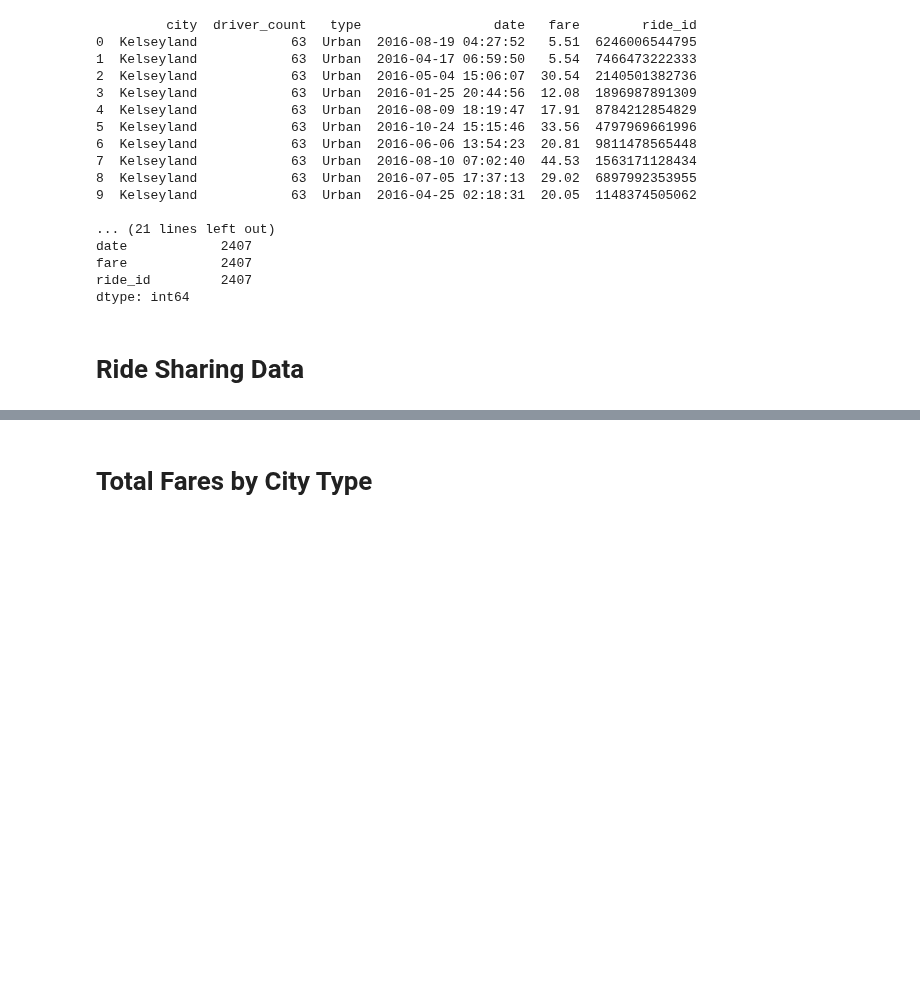
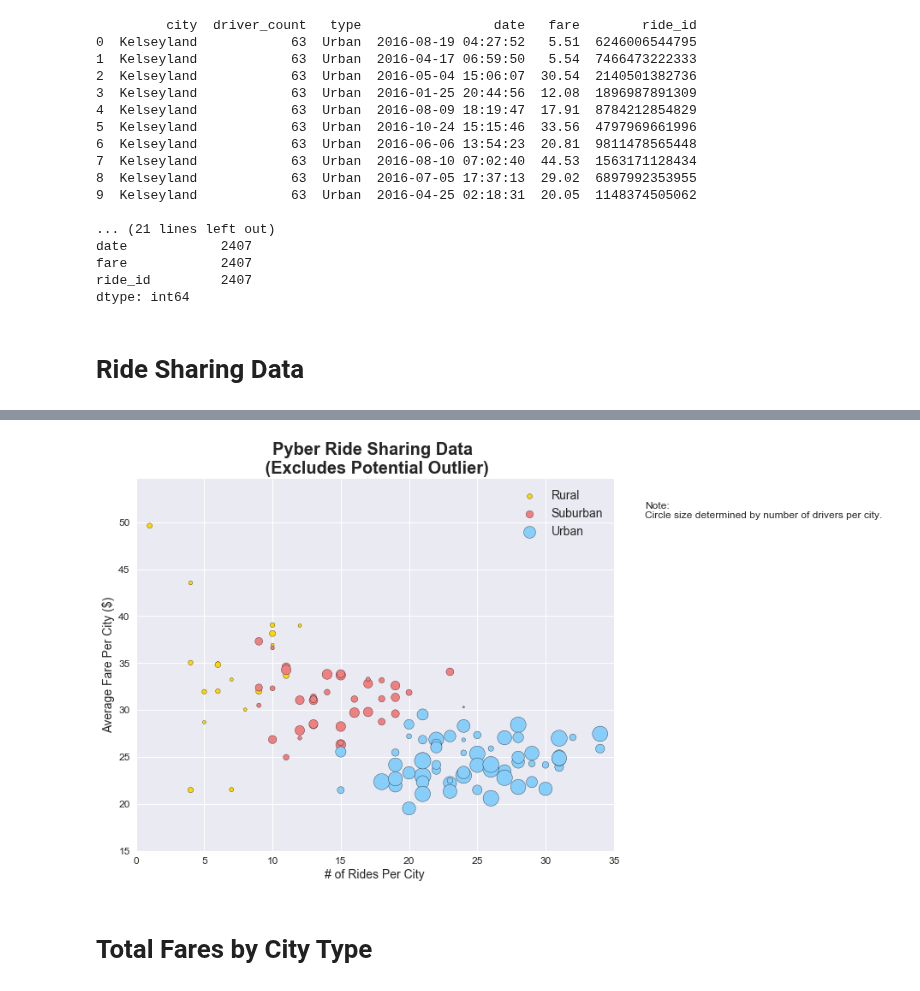
Before and after one commit to spencerrand/Ride-Sharing-Analysis, a Jupyter notebook: Pyber/main.ipynb, the cells around one changed output, grey strips where cells are left out. Drawn from its saved outputs; the diff is of its cells as text; code cells hidden in the pictures; blank space fills up the shorter version.

Commit message:
Pyber

```diff
--- a/Pyber/main.ipynb
+++ b/Pyber/main.ipynb
@@ -175,3 +179,42 @@ plt.show()
+# %%
+# This section displays a bubble chart only it excludes the potential outlier in the suburban type.
+
+# Create bubble plots
+plt.scatter(rural_total_rides_by_city, rural_avg_fare_by_city, marker="o", facecolors='gold', edgecolors="black",
+            s=rural_driver_count_by_city*5, alpha=1)
+plt.scatter(suburban_total_rides_by_city, suburban_avg_fare_by_city, marker="o", facecolors='lightcoral', edgecolors="black",
+            s=suburban_driver_count_by_city*5, alpha=1)
+plt.scatter(urban_total_rides_by_city, urban_avg_fare_by_city, marker="o", facecolors='lightskyblue', edgecolors="black",
+            s=urban_driver_count_by_city*5, alpha=1)
+
+# Create a title, x label, and y label
+plt.title("Pyber Ride Sharing Data \n (Excludes Potential Outlier)", fontsize=20, fontweight="bold")
+plt.xlabel("# of Rides Per City", fontsize=14)
+plt.ylabel("Average Fare Per City ($)", fontsize=14)
+
+# Set size of x and y tick labels
+plt.tick_params(labelsize=12)
+
+# Add a legend to the chart
+plt.legend(('Rural','Suburban','Urban'),loc='best', prop={'size': 14})
+
+# Set x and y limits
+plt.xlim(0, 35)
+plt.ylim(15, max(rural_avg_fare_by_city.max(), urban_avg_fare_by_city.max(), suburban_avg_fare_by_city.max())+5)
+
+# Increase the size of the bubble chart
+plt.rcParams["figure.figsize"] = [10,8]
+
+# Print out text box with note
+plt.gcf().text(0.95, 0.8, "Note:\nCircle size determined by number of drivers per city.", fontsize=13)
+
+# Set the seaborn chart style
+sns.set()
+
+# Display bubble chart
+plt.show()
+# %% [output]
+[figure, added]
 # %% [markdown]
 <h1>Total Fares by City Type</h1>
 # %%
```
Also changed, not shown: parts of 3 cells of this notebook.
